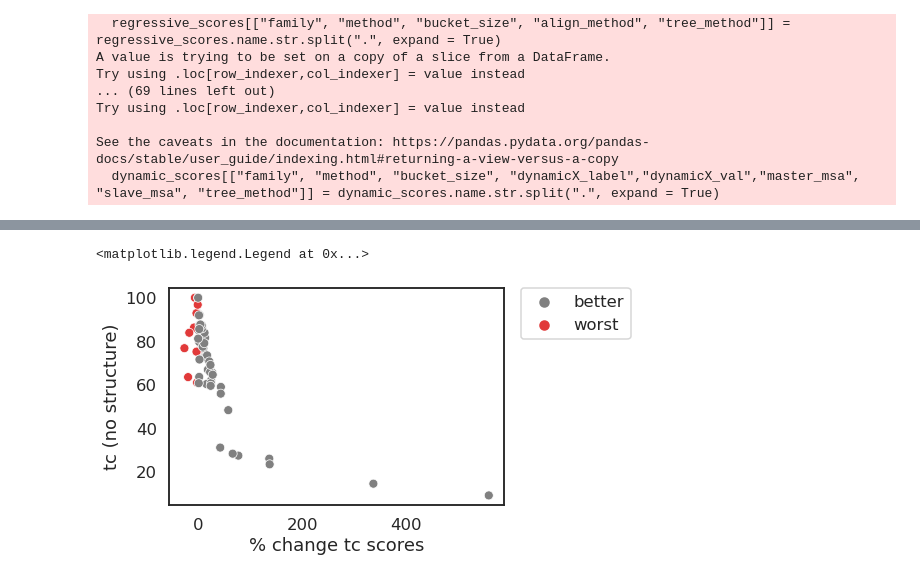
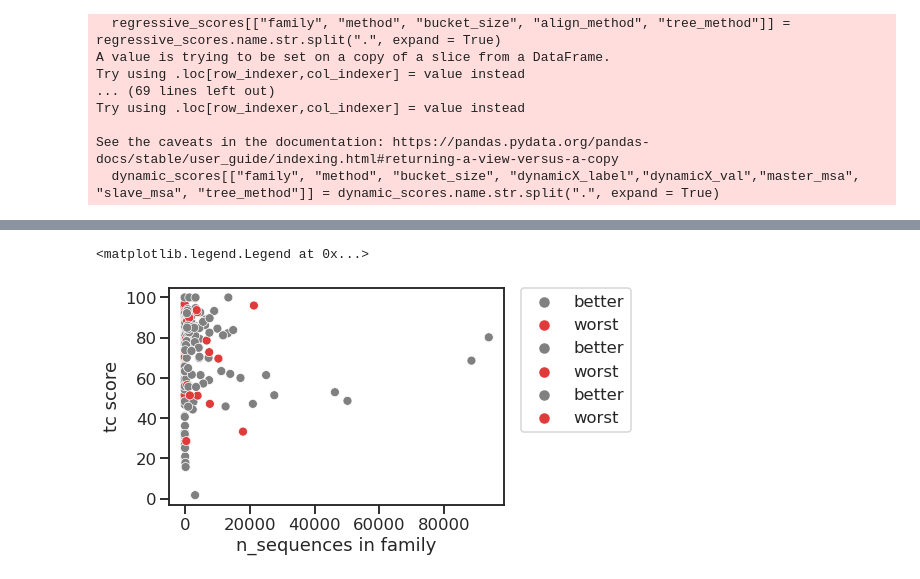
Before and after one commit to luisas/nf_structural_regression, a Jupyter notebook: notebook/02_benchmark_dynamic_refs.ipynb, the cells around one changed output, grey strips where cells are left out. Drawn from its saved outputs; the diff is of its cells as text; code cells hidden in the pictures.

```diff
--- a/notebook/02_benchmark_dynamic_refs.ipynb
+++ b/notebook/02_benchmark_dynamic_refs.ipynb
@@ -131,6 +153,8 @@ stats_alignments_ref = get_stats(scores_df, summary_homfam_exthomfam)
 
 df = stats_alignments_ref
 df.nref = df.n_sequences * df.perc_ref_total /100
+
+df = pd.merge(df, summary_ref, on = "family")
 # %% [output]
 A value is trying to be set on a copy of a slice from a DataFrame.
 Try using .loc[row_indexer,col_indexer] = value instead
@@ -238,7 +244,0 @@ array([ True,  True,  True,  True,  True,  True,  True,  True, False,
-# %%
-df_dyn_test = pd.concat([df_dyn_3d, df_prog_3d])
-df_dyn_test
-
-# Set your custom color palette
-sns.set_palette(sns.color_palette(["black", "grey"]))
-sns.displot(data = df_dyn_test, x="tc", hue = "approach", kind = "kde", fill = "approach", alpha = 0.6).set(xlabel = "total column score", ylabel = "count")
@@ -279,4 +315,0 @@ df
-# %%
-# Set your custom color palette
-sns.set_palette(sns.color_palette(["black", "grey"]))
-sns.displot(data = df, x="tc", hue = "structure", kind = "kde", fill = "structure", alpha = 0.6).set(xlabel = "total column score", ylabel = "count")
@@ -321,4 +319,7 @@ family_worst = list(df_d_r[df_d_r.diff_tc < 0].family)
 df_d_r["diff_qualitatively"] = "better"
 df_d_r.loc[df_d_r.diff_tc < 0, 'diff_qualitatively'] = "worst"
 df_d_r.diff_qualitatively.value_counts()
-df_d_r = pd.merge(df_d_r, summary_ref, on = "family")
+
+sns.violinplot(data = df_d_r, y = "plddt_mean_x", x = "diff_qualitatively")
+sns.displot(df_d_r, x = "n_sequences_x", hue = "diff_qualitatively", kind = "kde")
+sns.boxplot(data = df_d_r, y = "n_sequences_x", x = "diff_qualitatively")
@@ -333,11 +330,29 @@ sns.boxplot(data = df_d_r, y = "n_sequences_x", x = "diff_qualitatively")
 # %%
 # Create an array with the colors you want to use
 colors = ["grey", "#E13A3A"]
 # Set your custom color palette
 sns.set_palette(sns.color_palette(colors))
 sns.scatterplot(data = df_d_r, x = "perc_change_tc", y = "tc_y", hue = "diff_qualitatively").set(ylabel = "tc (no structure)", xlabel = "% change tc scores")
 
 plt.legend(bbox_to_anchor=(1.05, 1), loc=2, borderaxespad=0.)
+
+
+# Create an array with the colors you want to use
+colors = ["grey", "#E13A3A"]
+# Set your custom color palette
+sns.set_palette(sns.color_palette(colors))
+sns.scatterplot(data = df_d_r, x = "mean_length_x", y = "plddt_mean_x", hue = "diff_qualitatively")
+
+plt.legend(bbox_to_anchor=(1.05, 1), loc=2, borderaxespad=0.)
+
+
+# Create an array with the colors you want to use
+colors = ["grey", "#E13A3A"]
+# Set your custom color palette
+sns.set_palette(sns.color_palette(colors))
+sns.scatterplot(data = df_d_r, y = "tc_x", x = "n_sequences_x", hue = "diff_qualitatively").set(xlabel  ="n_sequences in family", ylabel = "tc score")
+
+plt.legend(bbox_to_anchor=(1.05, 1), loc=2, borderaxespad=0.)
 # %% [output]
 <matplotlib.legend.Legend at 0x...>
-[figure, old version]
+[figure, new version]
```
Also changed, not shown: parts of 85 cells of this notebook, 52 other files.
